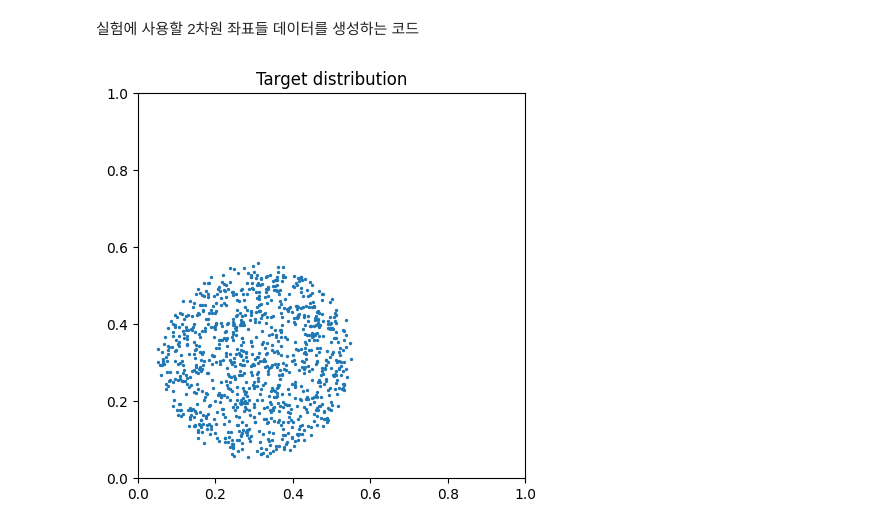
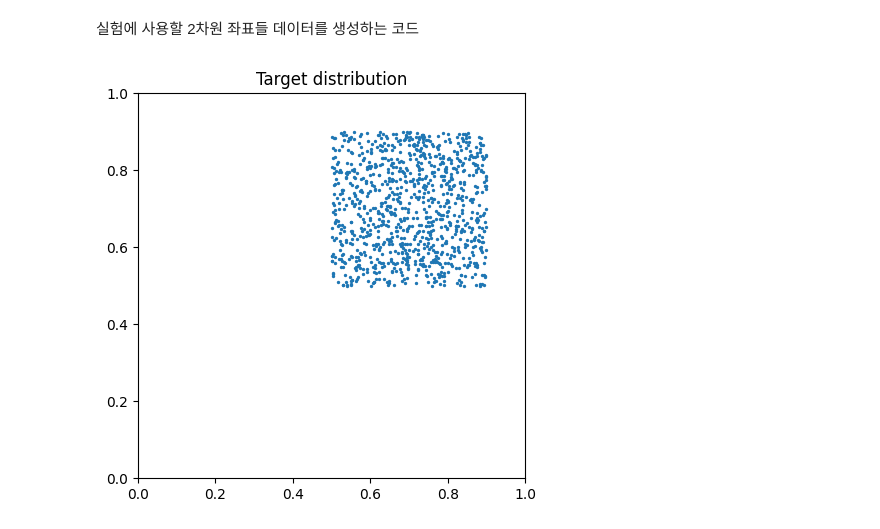
Before and after one commit to red1108/infoQGAN, a Jupyter notebook: 2D_prepare.ipynb, the cells around one changed output. Drawn from its saved outputs; the diff is of its cells as text; code cells hidden in the pictures.

```diff
--- a/2D_prepare.ipynb
+++ b/2D_prepare.ipynb
@@ -24,23 +24,23 @@ generator = PointGenerator.PointGenerator(data_num)
 # %%
 # 원하는 분포 생성 (예: 'curve')
 
-generate_function = generator.generate_circle2 # 이걸 바꿔주면 된다.
+generate_function = generator.generate_biased_box # 이걸 바꿔주면 된다.
 data = generate_function()
 
 # 그래프 그리기
 plt.figure(figsize=(5, 5))
 plt.scatter(data[:, 0], data[:, 1], s=2.0)
 plt.title('Target distribution')
 plt.xlim((0, 1))
 plt.ylim((0, 1))
 
 np.savetxt(f'data/2D/{data_type}_{data_num}_{idx}.txt', data) # 2차원 점 분포를 txt 파일에 저장
 plt.savefig(f'data/2D/{data_type}_{data_num}_{idx}.png') # 2차원 점 분포를 png 파일로 저장
 plt.show()
 
 function_code = inspect.getsource(generate_function)
 output_code_path = f'data/2D/{data_type}_{data_num}_{idx}_code.txt'
 with open(output_code_path, 'w') as file:
     file.write(function_code)
 # %% [output]
-[figure, old version]
+[figure, new version]
```
Also changed, not shown: parts of 1 cell of this notebook, 9 other files.
